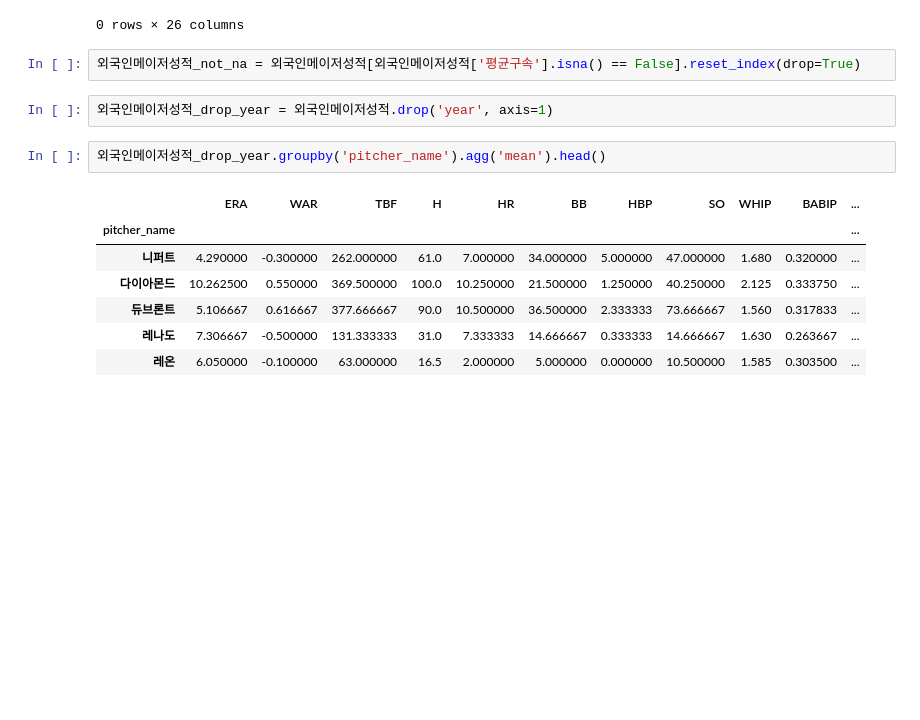
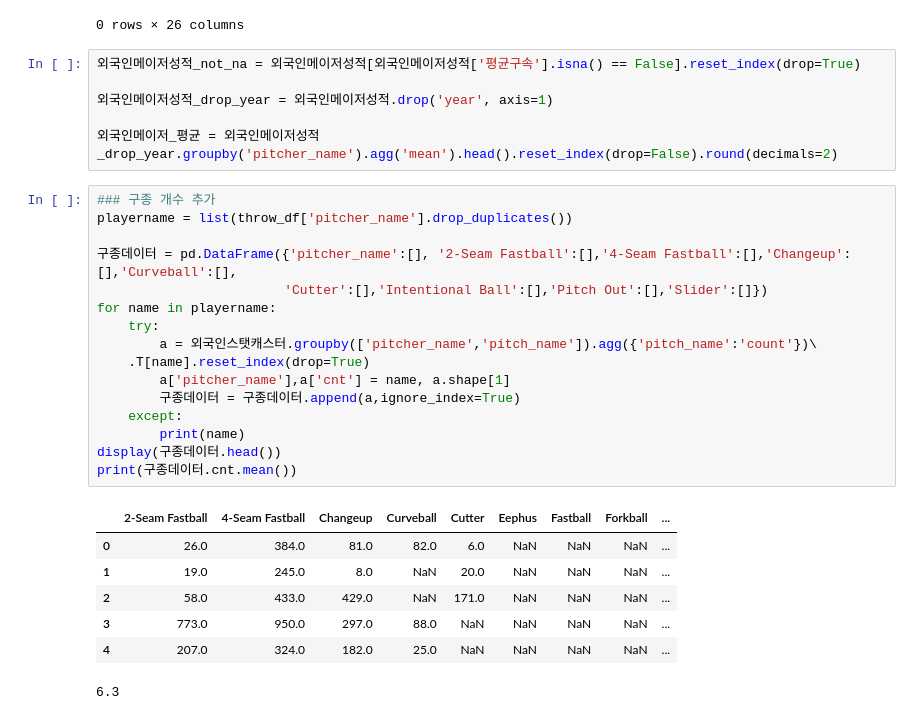
Before and after one commit to sc303030/DataAnalysisStudy, a Jupyter notebook: gyeonghyeon_baseball_01/baseball_2.ipynb, the cells around one changed output. Cells and saved outputs as stored; diff of their text form; blank space fills up the shorter version.

```diff
--- a/gyeonghyeon_baseball_01/baseball_2.ipynb
+++ b/gyeonghyeon_baseball_01/baseball_2.ipynb
@@ -152,15 +152,31 @@ for val in 외국인메이저성적[외국인메이저성적['평균구속'].isn
 0 rows × 26 columns
 # %%
 외국인메이저성적_not_na = 외국인메이저성적[외국인메이저성적['평균구속'].isna() == False].reset_index(drop=True)
+
+외국인메이저성적_drop_year = 외국인메이저성적.drop('year', axis=1)
+
+외국인메이저_평균 = 외국인메이저성적_drop_year.groupby('pitcher_name').agg('mean').head().reset_index(drop=False).round(decimals=2)
-# %%
-외국인메이저성적_drop_year = 외국인메이저성적.drop('year', axis=1)
-# %%
-외국인메이저성적_drop_year.groupby('pitcher_name').agg('mean').head()
-# %% [output]
-|  | ERA | WAR | TBF | H | HR | BB | HBP | SO | WHIP | BABIP | ... |
-| pitcher_name |  |  |  |  |  |  |  |  |  |  | ... |
-| 니퍼트 | 4.290000 | -0.300000 | 262.000000 | 61.0 | 7.000000 | 34.000000 | 5.000000 | 47.000000 | 1.680 | 0.320000 | ... |
-| 다이아몬드 | 10.262500 | 0.550000 | 369.500000 | 100.0 | 10.250000 | 21.500000 | 1.250000 | 40.250000 | 2.125 | 0.333750 | ... |
-| 듀브론트 | 5.106667 | 0.616667 | 377.666667 | 90.0 | 10.500000 | 36.500000 | 2.333333 | 73.666667 | 1.560 | 0.317833 | ... |
-| 레나도 | 7.306667 | -0.500000 | 131.333333 | 31.0 | 7.333333 | 14.666667 | 0.333333 | 14.666667 | 1.630 | 0.263667 | ... |
-| 레온 | 6.050000 | -0.100000 | 63.000000 | 16.5 | 2.000000 | 5.000000 | 0.000000 | 10.500000 | 1.585 | 0.303500 | ... |
+# %%
+### 구종 개수 추가
+playername = list(throw_df['pitcher_name'].drop_duplicates())
+
+구종데이터 = pd.DataFrame({'pitcher_name':[], '2-Seam Fastball':[],'4-Seam Fastball':[],'Changeup':[],'Curveball':[],
+                        'Cutter':[],'Intentional Ball':[],'Pitch Out':[],'Slider':[]})
+for name in playername:
+    try:
+        a = 외국인스탯캐스터.groupby(['pitcher_name','pitch_name']).agg({'pitch_name':'count'})\
+    .T[name].reset_index(drop=True)
+        a['pitcher_name'],a['cnt'] = name, a.shape[1]
+        구종데이터 = 구종데이터.append(a,ignore_index=True)
+    except:
+        print(name)
+display(구종데이터.head())
+print(구종데이터.cnt.mean())
+# %% [output]
+|  | 2-Seam Fastball | 4-Seam Fastball | Changeup | Curveball | Cutter | Eephus | Fastball | Forkball | ... |
+| 0 | 26.0 | 384.0 | 81.0 | 82.0 | 6.0 | NaN | NaN | NaN | ... |
+| 1 | 19.0 | 245.0 | 8.0 | NaN | 20.0 | NaN | NaN | NaN | ... |
+| 2 | 58.0 | 433.0 | 429.0 | NaN | 171.0 | NaN | NaN | NaN | ... |
+| 3 | 773.0 | 950.0 | 297.0 | 88.0 | NaN | NaN | NaN | NaN | ... |
+| 4 | 207.0 | 324.0 | 182.0 | 25.0 | NaN | NaN | NaN | NaN | ... |
+6.3
```
Also changed, not shown: 1 other file.
